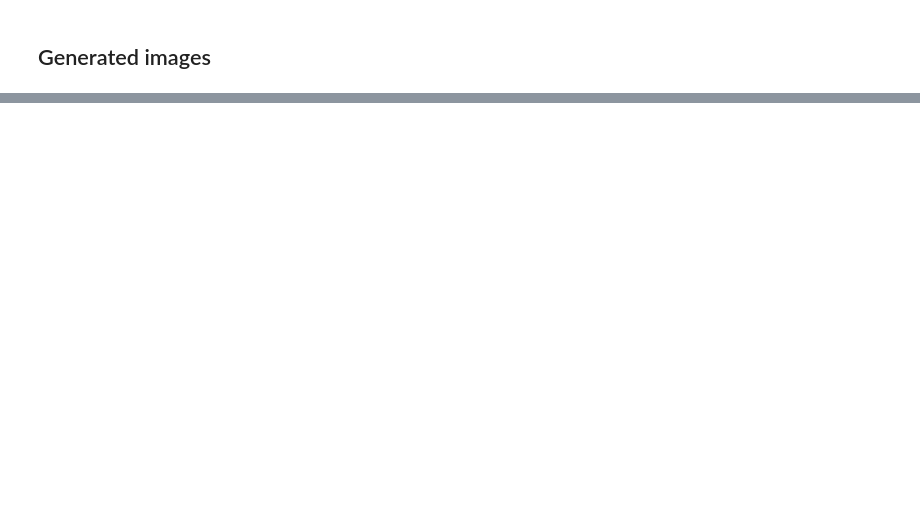
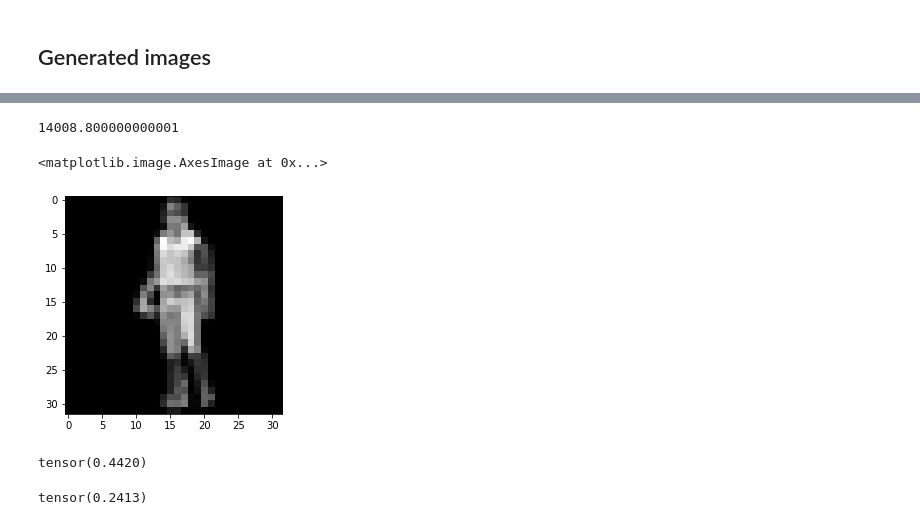
Before and after one commit to kredde/background-masked-generative-models, a Jupyter notebook: notebooks/03-Kristian-AUC-evaluation.ipynb, the cells around one changed output, grey strips where cells are left out. Drawn from its saved outputs; the diff is of its cells as text; code cells hidden in the pictures; blank space fills up the shorter version.

```diff
--- a/notebooks/03-Kristian-AUC-evaluation.ipynb
+++ b/notebooks/03-Kristian-AUC-evaluation.ipynb
@@ -120,0 +124,26 @@ generate_images(exp.model, channels=1, img_dim=(32,32))
+# %%
+len(exp.dataset.foreground_trainvaltest) * exp.dataset.split_ratio
+# %% [output]
+14008.800000000001
+# %%
+exp.dataset.batch_size = 2000
+# %%
+train = next(iter(exp.dataset.train_dataloader()))
+# %%
+background_batch, foreground_batch = train
+# %%
+background_batch, _ = background_batch
+foreground_batch, _ = foreground_batch
+# %%
+plt.imshow(foreground_batch[256][0], cmap="gray")
+# %% [output]
+<matplotlib.image.AxesImage at 0x...>
+[figure, added]
+# %%
+torch.mean(background_batch)
+# %% [output]
+tensor(0.4420)
+# %%
+torch.std(background_batch)
+# %% [output]
+tensor(0.2413)
```
Also changed, not shown: parts of 11 cells of this notebook, 5 other files.
